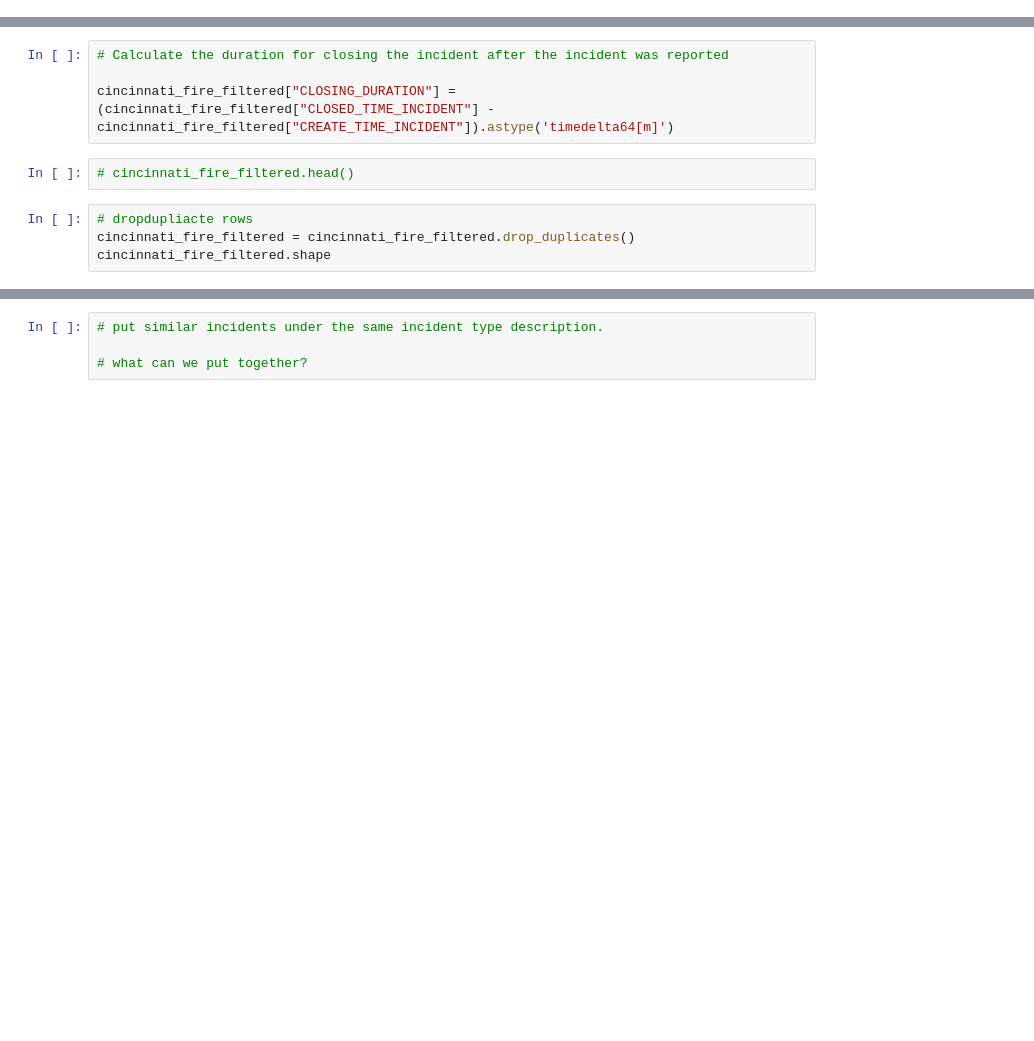
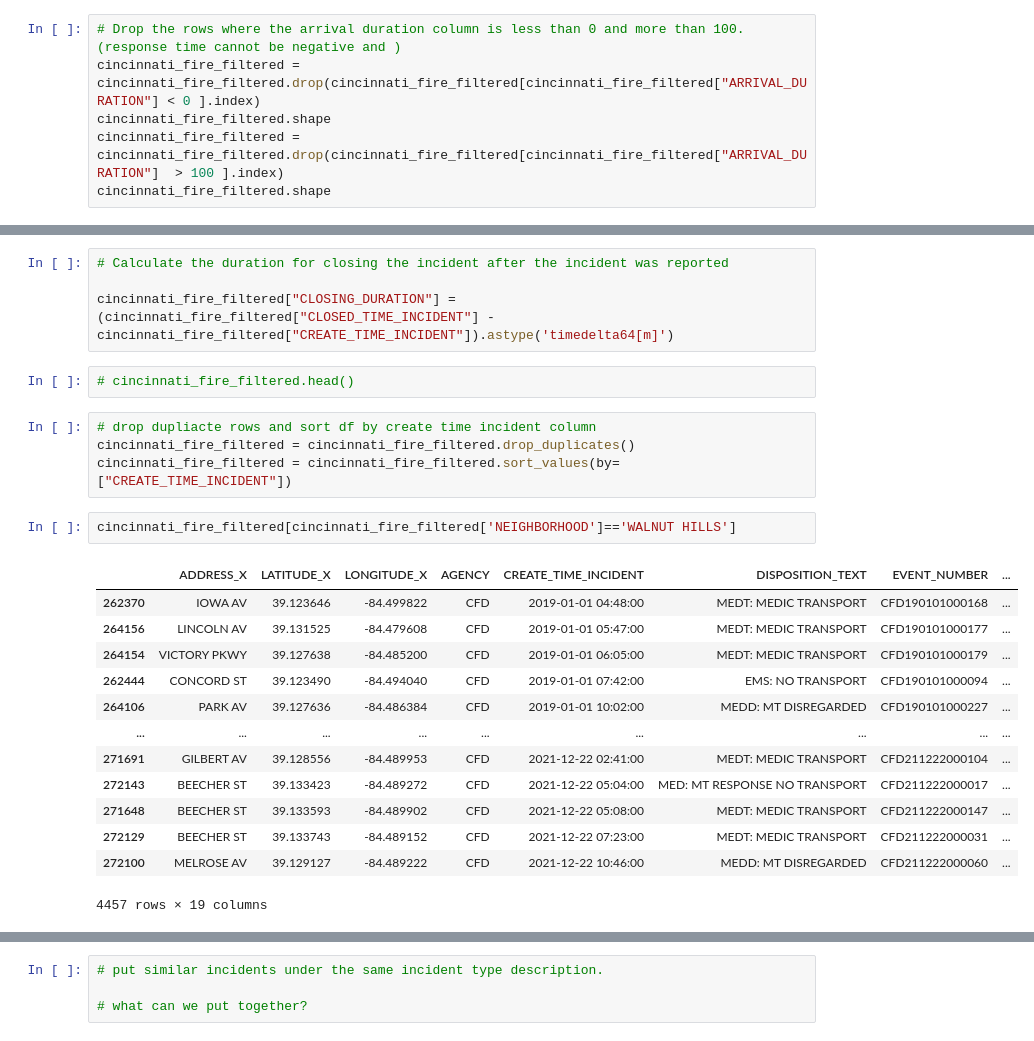
Before and after one commit to mpk9909g/Cincy_FireRescue_Analysis, a Jupyter notebook: data_cleaning.ipynb, the cells around one changed output, grey strips where cells are left out. Drawn from its saved outputs; the diff is of its cells as text; blank space fills up the shorter version.

```diff
--- a/data_cleaning.ipynb
+++ b/data_cleaning.ipynb
@@ -86,3 +107,9 @@ cincinnati_fire_filtered.shape
 # Calculate the duration for the arrival after the incident was reported
 
 cincinnati_fire_filtered["ARRIVAL_DURATION"] = (cincinnati_fire_filtered["ARRIVAL_TIME_PRIMARY_UNIT"] - cincinnati_fire_filtered["CREATE_TIME_INCIDENT"]).astype('timedelta64[m]')
+# %%
+# Drop the rows where the arrival duration column is less than 0 and more than 100. (response time cannot be negative and )
+cincinnati_fire_filtered = cincinnati_fire_filtered.drop(cincinnati_fire_filtered[cincinnati_fire_filtered["ARRIVAL_DURATION"] < 0 ].index)
+cincinnati_fire_filtered.shape
+cincinnati_fire_filtered = cincinnati_fire_filtered.drop(cincinnati_fire_filtered[cincinnati_fire_filtered["ARRIVAL_DURATION"]  > 100 ].index)
+cincinnati_fire_filtered.shape
@@ -93,9 +122,25 @@ cincinnati_fire_filtered["CLOSING_DURATION"] = (cincinnati_fire_filtered["CLOSED
 # %%
 # cincinnati_fire_filtered.head()
 # %%
-# dropdupliacte rows
+# drop dupliacte rows and sort df by create time incident column
 cincinnati_fire_filtered = cincinnati_fire_filtered.drop_duplicates()
-cincinnati_fire_filtered.shape
+cincinnati_fire_filtered = cincinnati_fire_filtered.sort_values(by=["CREATE_TIME_INCIDENT"])
+# %%
+cincinnati_fire_filtered[cincinnati_fire_filtered['NEIGHBORHOOD']=='WALNUT HILLS']
+# %% [output]
+|  | ADDRESS_X | LATITUDE_X | LONGITUDE_X | AGENCY | CREATE_TIME_INCIDENT | DISPOSITION_TEXT | EVENT_NUMBER | ... |
+| 262370 | IOWA AV | 39.123646 | -84.499822 | CFD | 2019-01-01 04:48:00 | MEDT: MEDIC TRANSPORT | CFD190101000168 | ... |
+| 264156 | LINCOLN AV | 39.131525 | -84.479608 | CFD | 2019-01-01 05:47:00 | MEDT: MEDIC TRANSPORT | CFD190101000177 | ... |
+| 264154 | VICTORY PKWY | 39.127638 | -84.485200 | CFD | 2019-01-01 06:05:00 | MEDT: MEDIC TRANSPORT | CFD190101000179 | ... |
+| 262444 | CONCORD ST | 39.123490 | -84.494040 | CFD | 2019-01-01 07:42:00 | EMS: NO TRANSPORT | CFD190101000094 | ... |
+| 264106 | PARK AV | 39.127636 | -84.486384 | CFD | 2019-01-01 10:02:00 | MEDD: MT DISREGARDED | CFD190101000227 | ... |
+| ... | ... | ... | ... | ... | ... | ... | ... | ... |
+| 271691 | GILBERT AV | 39.128556 | -84.489953 | CFD | 2021-12-22 02:41:00 | MEDT: MEDIC TRANSPORT | CFD211222000104 | ... |
+| 272143 | BEECHER ST | 39.133423 | -84.489272 | CFD | 2021-12-22 05:04:00 | MED: MT RESPONSE NO TRANSPORT | CFD211222000017 | ... |
+| 271648 | BEECHER ST | 39.133593 | -84.489902 | CFD | 2021-12-22 05:08:00 | MEDT: MEDIC TRANSPORT | CFD211222000147 | ... |
+| 272129 | BEECHER ST | 39.133743 | -84.489152 | CFD | 2021-12-22 07:23:00 | MEDT: MEDIC TRANSPORT | CFD211222000031 | ... |
+| 272100 | MELROSE AV | 39.129127 | -84.489222 | CFD | 2021-12-22 10:46:00 | MEDD: MT DISREGARDED | CFD211222000060 | ... |
+4457 rows × 19 columns
 # %%
 # prepare 3 new dataframes with the required columns only
 
```
Also changed, not shown: parts of 8 cells of this notebook, 3 other files.
